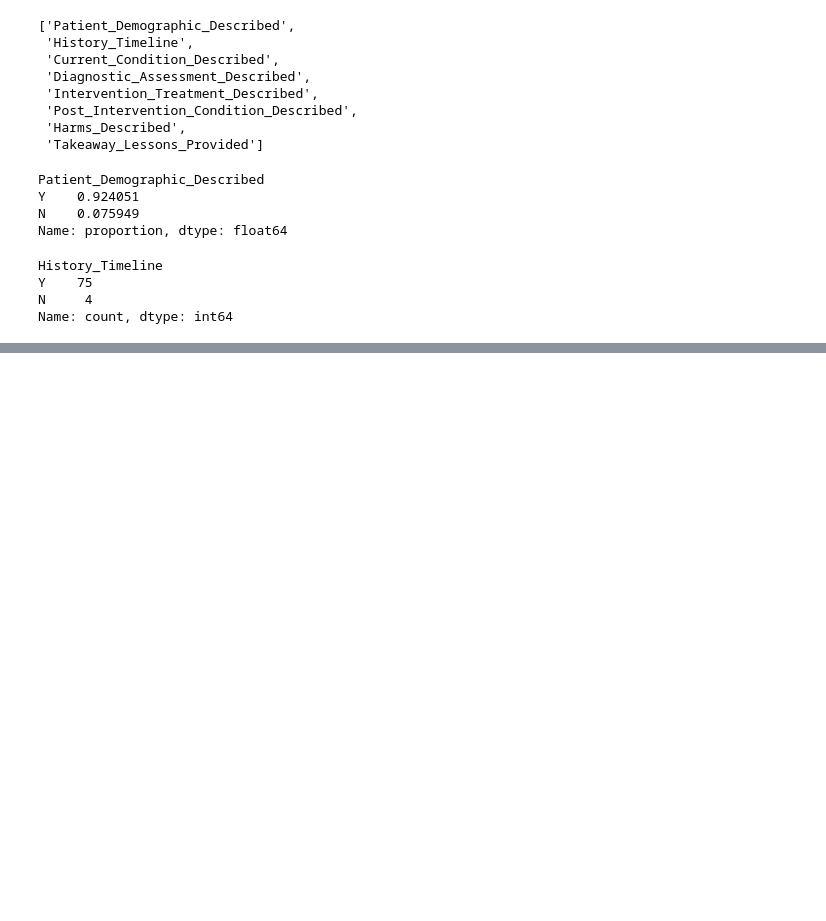
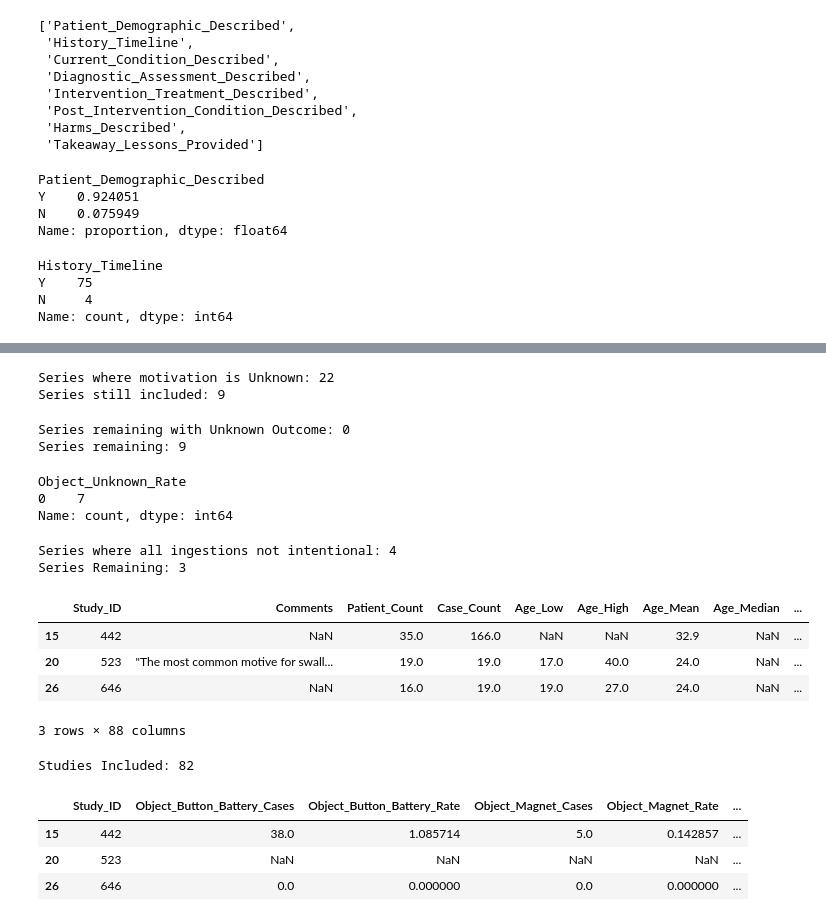
Before and after one commit to jackgedge/iifo_systematic_review, a Jupyter notebook: msc_code/notebooks/10-bias_assessment.ipynb, the cells around one changed output, grey strips where cells are left out. Cells and saved outputs as stored; diff of their text form; code cells hidden in the pictures; blank space fills up the shorter version.

Commit message:
Commenced case series data extraction

```diff
--- a/msc_code/notebooks/10-bias_assessment.ipynb
+++ b/msc_code/notebooks/10-bias_assessment.ipynb
@@ -382,0 +391,76 @@ Name: count, dtype: int64
+# %%
+# Remove series where Motivation_Unknown_Rate == 1
+series_data_motivation_unknown = series_data[series_data['Motivation_Unknown_Rate'] == 1]
+print(f"Series where motivation is Unknown: {len(series_data_motivation_unknown)}")
+series_data = series_data[series_data['Motivation_Unknown_Rate'] != 1]
+print(f"Series still included: {len(series_data)}")
+# %% [output]
+Series where motivation is Unknown: 22
+Series still included: 9
+# %%
+# Remove series where Outcome is Unknown
+
+outcome_cols = [col for col in series_data.columns if col.startswith('Outcome_') and col != 'Outcome_Other_Long']
+
+# Create Outcome_Unknown col
+# %%
+# Create Outcome_Unknown == 1 column if outcome columns are all marked as nan
+series_data['Outcome_Unknown_Rate'] = series_data[outcome_cols] \
+    .apply(lambda row: 1 if (row.isna()).all() else 0, axis=1)
+
+series_data['Outcome_Unknown_Rate'].value_counts()
+
+series_data_outcome_unknown = series_data[series_data['Outcome_Unknown_Rate'] == 1]
+print(f"Series remaining with Unknown Outcome: {len(series_data_outcome_unknown)}")
+
+series_data = series_data[series_data['Outcome_Unknown_Rate'] == 0]
+print(f"Series remaining: {len(series_data)}")
+# %% [output]
+Series remaining with Unknown Outcome: 0
+Series remaining: 9
+# %%
+# Remove series with Object Dimensions Unknown
+
+object_cols = [col for col in series_data.columns if col.startswith('Object_') and col != 'Object_Count']
+
+series_data['Object_Unknown_Rate'] = series_data[object_cols] \
+    .apply(lambda row: 1 if (row.isna()).all() else 0, axis=1)
+
+series_data_object_unknown = series_data[series_data['Object_Unknown_Rate'] == 1]
+
+series_data = series_data[series_data['Object_Unknown_Rate'] != 1]
+
+series_data['Object_Unknown_Rate'].value_counts()
+# %% [output]
+Object_Unknown_Rate
+0    7
+Name: count, dtype: int64
+# %%
+series_data_not_intentional = series_data[series_data['Is_Intentional_Rate'] != 1]
+print(f"Series where all ingestions not intentional: {len(series_data_not_intentional)}")
+
+series_data = series_data[series_data['Is_Intentional_Rate'] == 1]
+print(f"Series Remaining: {len(series_data)}")
+# %% [output]
+Series where all ingestions not intentional: 4
+Series Remaining: 3
+# %%
+series_data
+# %% [output]
+|  | Study_ID | Comments | Patient_Count | Case_Count | Age_Low | Age_High | Age_Mean | Age_Median | ... |
+| 15 | 442 | NaN | 35.0 | 166.0 | NaN | NaN | 32.9 | NaN | ... |
+| 20 | 523 | "The most common motive for swall... | 19.0 | 19.0 | 17.0 | 40.0 | 24.0 | NaN | ... |
+| 26 | 646 | NaN | 16.0 | 19.0 | 19.0 | 27.0 | 24.0 | NaN | ... |
+3 rows × 88 columns
+# %%
+included_ids = list(case_data['Study_ID']) + list(series_data['Study_ID'])
+print(f"Studies Included: {len(included_ids)}")
+# %% [output]
+Studies Included: 82
+# %%
+series_data[['Study_ID'] + object_cols]
+# %% [output]
+|  | Study_ID | Object_Button_Battery_Cases | Object_Button_Battery_Rate | Object_Magnet_Cases | Object_Magnet_Rate | ... |
+| 15 | 442 | 38.0 | 1.085714 | 5.0 | 0.142857 | ... |
+| 20 | 523 | NaN | NaN | NaN | NaN | ... |
+| 26 | 646 | 0.0 | 0.000000 | 0.0 | 0.000000 | ... |
```
Also changed, not shown: parts of 3 cells of this notebook, 18 other files.
